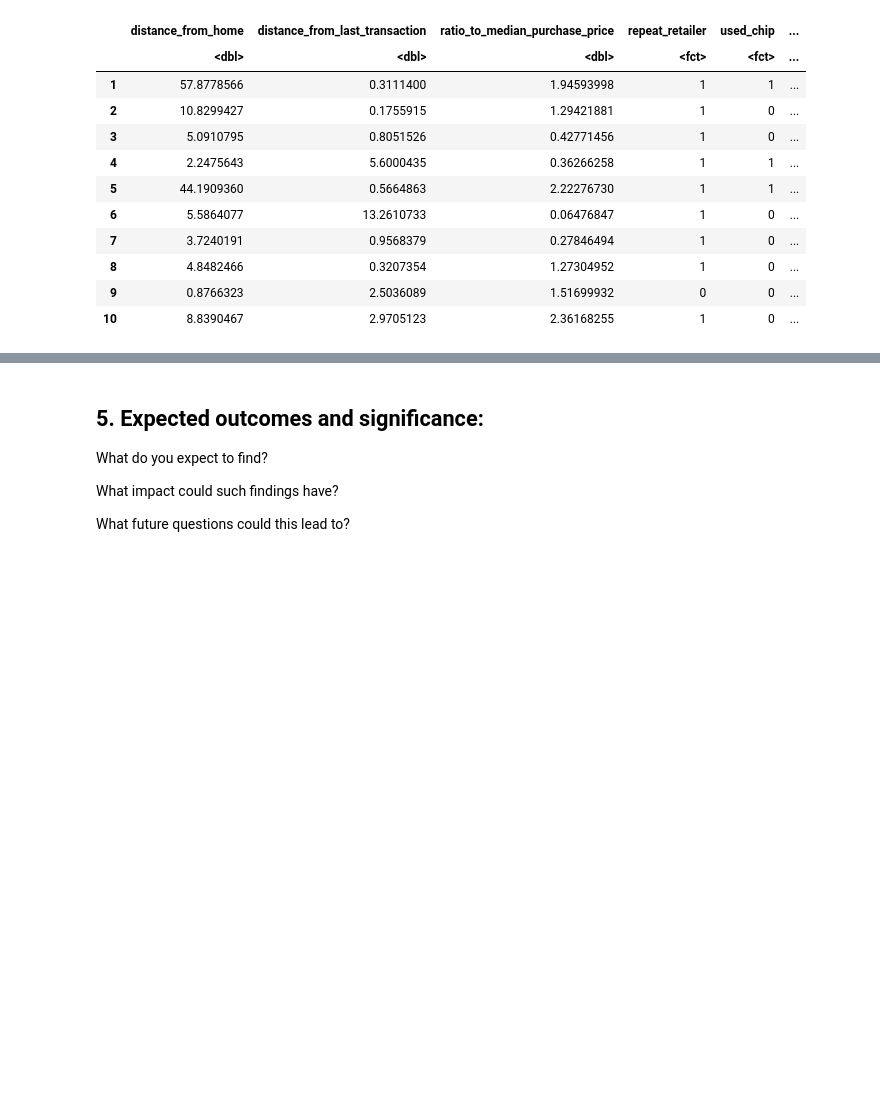
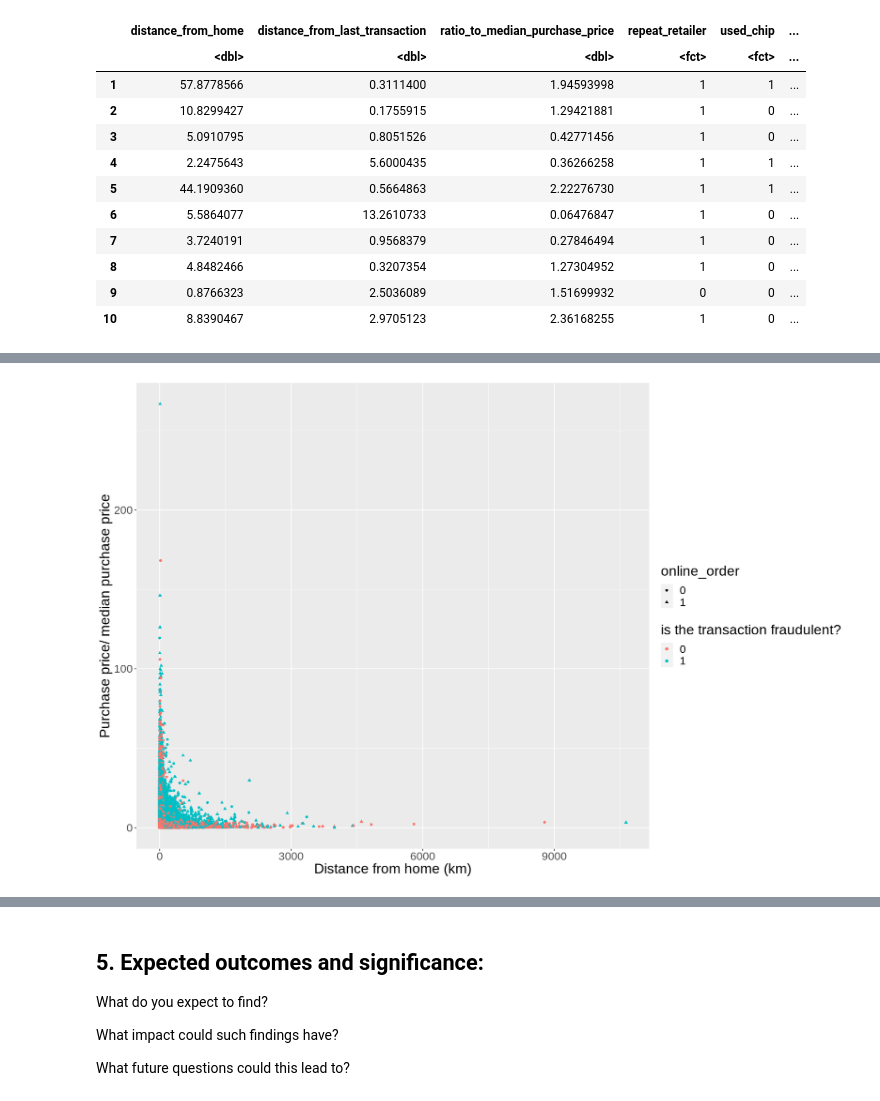
Before and after one commit to chohyeonkim/Data-Science-R-, a Jupyter notebook: Group_project_11_Proposal.ipynb, the cells around one changed output, grey strips where cells are left out. Drawn from its saved outputs; the diff is of its cells as text; code cells hidden in the pictures; blank space fills up the shorter version.

```diff
--- a/Group_project_11_Proposal.ipynb
+++ b/Group_project_11_Proposal.ipynb
@@ -27,12 +60,12 @@ Warning message:
 # %%
 #read the file
-card_data <- read.csv("data/card_transdata.csv") %>%
+data <- read.csv("data/card_transdata.csv") %>%
                 mutate(repeat_retailer = as_factor(repeat_retailer)) %>%
                 mutate(used_chip = as_factor(used_chip)) %>%
                 mutate(used_pin_number = as_factor(used_pin_number)) %>%
                 mutate(online_order = as_factor(online_order)) %>%
                 mutate(fraud = as_factor(fraud))
-head(card_data, 10)
+head(data, 10)
 # %% [output]
 A data.frame: 10 × 8
 |  | distance_from_home | distance_from_last_transaction | ratio_to_median_purchase_price | repeat_retailer | used_chip | ... |
@@ -47,3 +80,6 @@ A data.frame: 10 × 8
 | 8 | 4.8482466 | 0.3207354 | 1.27304952 | 1 | 0 | ... |
 | 9 | 0.8766323 | 2.5036089 | 1.51699932 | 0 | 0 | ... |
 | 10 | 8.8390467 | 2.9705123 | 2.36168255 | 1 | 0 | ... |
+# %%
+card_data <- select(data, distance_from_home, ratio_to_median_purchase_price, online_order, fraud )
+head(card_data, 10)
@@ -49,0 +100,9 @@ A data.frame: 10 × 8
+# %%
+set.seed(1)
+## creat training data for card_data
+
+card_split <- initial_split(card_data, prop = 0.75, strata = fraud)
+card_train <- training(card_split)
+card_test <- testing(card_split)
+
+head(card_train, 10)
@@ -49,0 +123,11 @@ A data.frame: 10 × 8
+# %%
+options(repr.plot.width = 15, repr.plot.height = 10)
+
+card_plot <- ggplot(card_train, aes(x = distance_from_home , y =  ratio_to_median_purchase_price, color = fraud ,shape = online_order)) +
+            geom_point() +
+            labs( x = "Distance from home (km)" , y = "Purchase price/ median purchase price" , color = "is the transaction fraudulent?" , shape = online_order) +
+            theme(text = element_text(size = 20))
+
+card_plot
+# %% [output]
+[figure, added]
```
Also changed, not shown: parts of 16 cells of this notebook.
